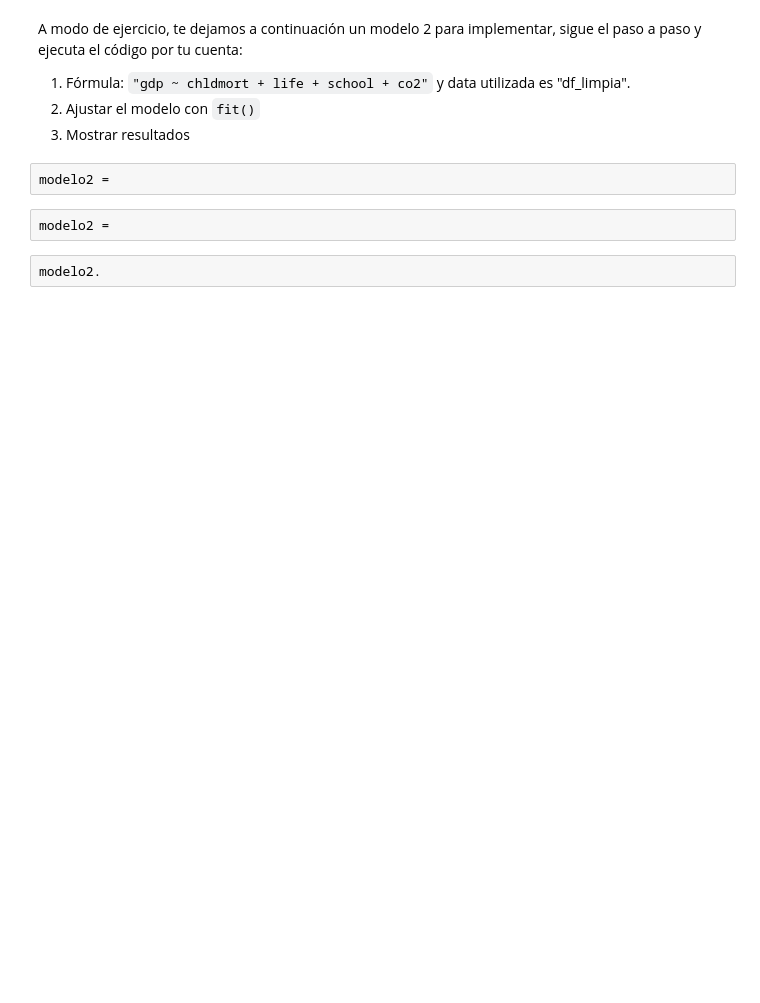
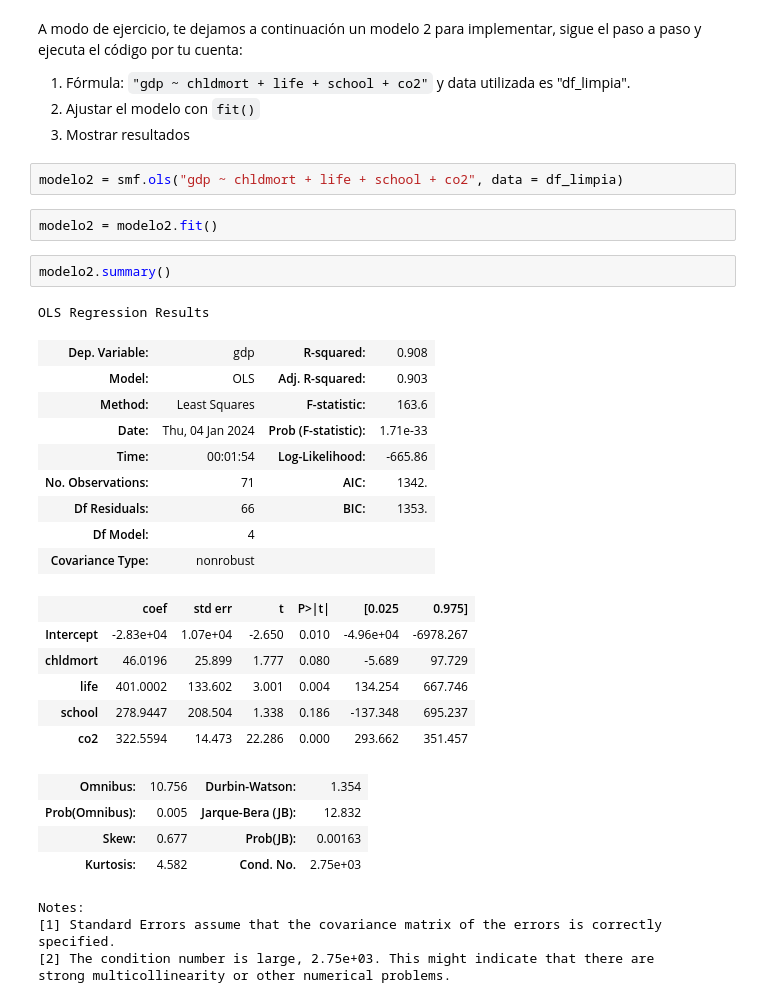
Before and after one commit to gilbertho502/Data_Analysis, a Jupyter notebook: Data_Analysis.ipynb, the cells around one changed output. Saved outputs shown, nothing was run; the diff lists cells and outputs as text; blank space fills up the shorter version.

Commit message:
modelacion

```diff
--- a/Data_Analysis.ipynb
+++ b/Data_Analysis.ipynb
@@ -698,9 +718,34 @@ A modo de ejercicio, te dejamos a continuación un modelo 2 para implementar, si
   1. Fórmula: `"gdp ~ chldmort + life + school + co2"` y data utilizada es "df_limpia".
   2. Ajustar el modelo con `fit()`
   3. Mostrar resultados
+# %%
+modelo2 = smf.ols("gdp ~ chldmort + life + school + co2", data = df_limpia)
+# %%
+modelo2 = modelo2.fit()
 # %%
-modelo2 =
+modelo2.summary()
+# %% [output]
+OLS Regression Results
+| Dep. Variable: | gdp | R-squared: | 0.908 |
+| Model: | OLS | Adj. R-squared: | 0.903 |
+| Method: | Least Squares | F-statistic: | 163.6 |
+| Date: | Thu, 04 Jan 2024 | Prob (F-statistic): | 1.71e-33 |
+| Time: | 00:01:54 | Log-Likelihood: | -665.86 |
+| No. Observations: | 71 | AIC: | 1342. |
+| Df Residuals: | 66 | BIC: | 1353. |
+| Df Model: | 4 |  |  |
+| Covariance Type: | nonrobust |  |  |
+|  | coef | std err | t | P>|t| | [0.025 | 0.975] |
+| Intercept | -2.83e+04 | 1.07e+04 | -2.650 | 0.010 | -4.96e+04 | -6978.267 |
+| chldmort | 46.0196 | 25.899 | 1.777 | 0.080 | -5.689 | 97.729 |
+| life | 401.0002 | 133.602 | 3.001 | 0.004 | 134.254 | 667.746 |
+| school | 278.9447 | 208.504 | 1.338 | 0.186 | -137.348 | 695.237 |
+| co2 | 322.5594 | 14.473 | 22.286 | 0.000 | 293.662 | 351.457 |
+| Omnibus: | 10.756 | Durbin-Watson: | 1.354 |
+| Prob(Omnibus): | 0.005 | Jarque-Bera (JB): | 12.832 |
+| Skew: | 0.677 | Prob(JB): | 0.00163 |
+| Kurtosis: | 4.582 | Cond. No. | 2.75e+03 |
+Notes:
+[1] Standard Errors assume that the covariance matrix of the errors is correctly specified.
+[2] The condition number is large, 2.75e+03. This might indicate that there are
+strong multicollinearity or other numerical problems.
-# %%
-modelo2 =
-# %%
-modelo2.
```
Also changed, not shown: parts of 1 cell of this notebook.
